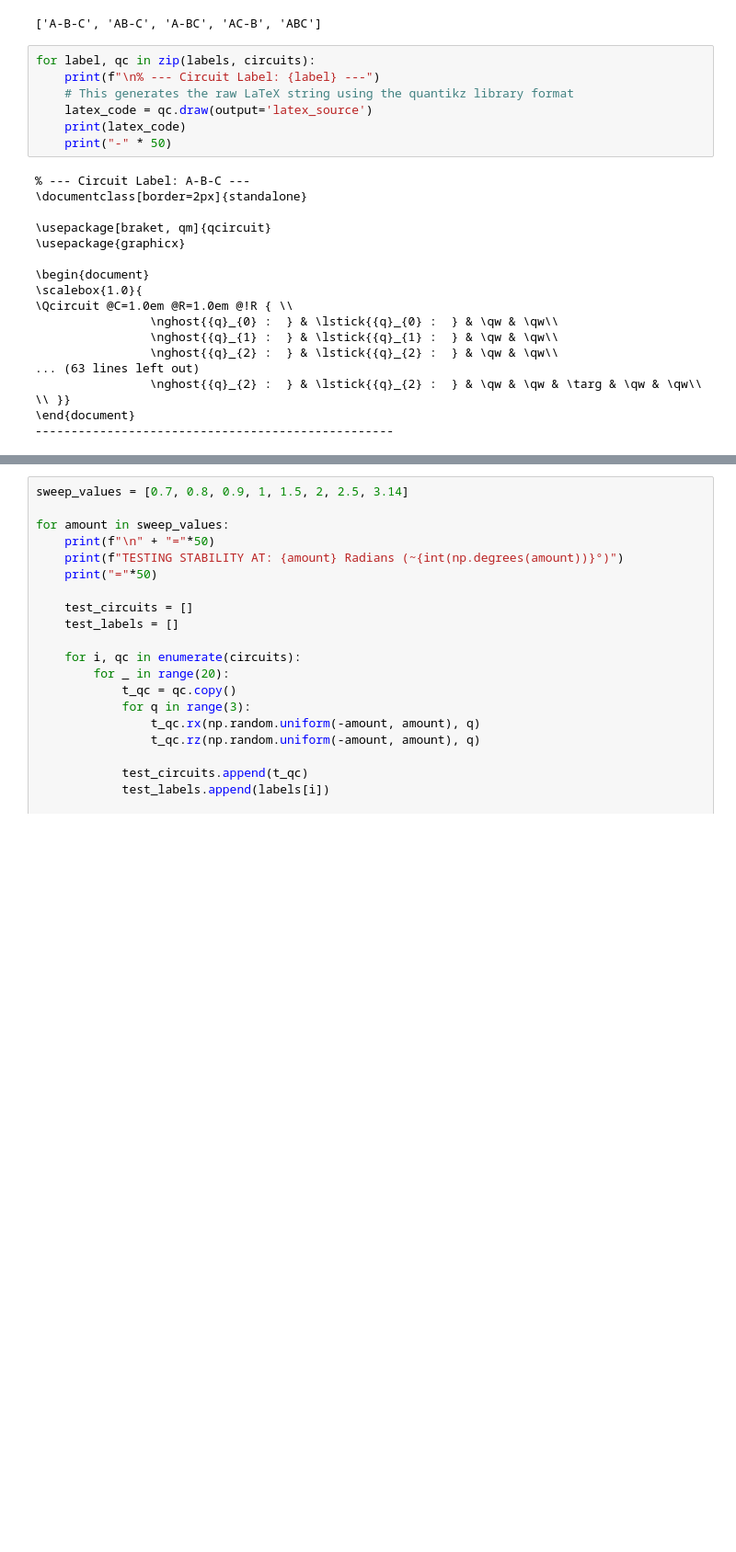
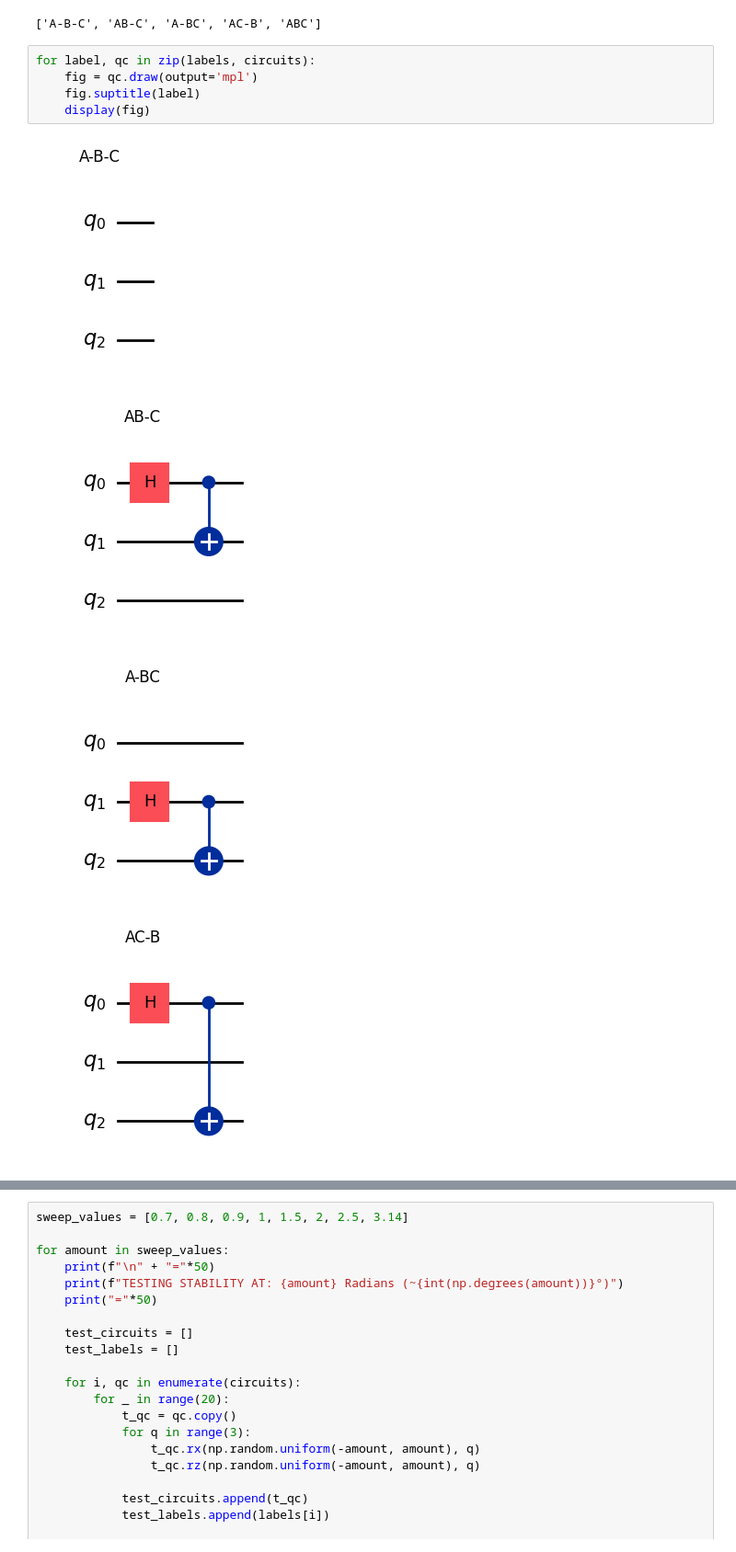
Before and after one commit to Aadipat/QuantumEngineeringProjectGroup8, a Jupyter notebook: simplest_swap_test.ipynb, the cells around one changed output, grey strips where cells are left out. Shown at 92% size. Drawn from its saved outputs; the diff is of its cells as text; blank space fills up the shorter version.

```diff
--- a/simplest_swap_test.ipynb
+++ b/simplest_swap_test.ipynb
@@ -437,26 +437,11 @@ OVERALL ACCURACY: 100.00%
 ['A-B-C', 'AB-C', 'A-BC', 'AC-B', 'ABC']
 # %%
 for label, qc in zip(labels, circuits):
-    print(f"\n% --- Circuit Label: {label} ---")
-    # This generates the raw LaTeX string using the quantikz library format
-    latex_code = qc.draw(output='latex_source')
-    print(latex_code)
-    print("-" * 50)
+    fig = qc.draw(output='mpl')
+    fig.suptitle(label)
+    display(fig)
 # %% [output]
-% --- Circuit Label: A-B-C ---
-\documentclass[border=2px]{standalone}
-
-\usepackage[braket, qm]{qcircuit}
-\usepackage{graphicx}
-
-\begin{document}
-\scalebox{1.0}{
-\Qcircuit @C=1.0em @R=1.0em @!R { \\
-                \nghost{{q}_{0} :  } & \lstick{{q}_{0} :  } & \qw & \qw\\
-                \nghost{{q}_{1} :  } & \lstick{{q}_{1} :  } & \qw & \qw\\
-                \nghost{{q}_{2} :  } & \lstick{{q}_{2} :  } & \qw & \qw\\
-... (63 lines left out)
-                \nghost{{q}_{2} :  } & \lstick{{q}_{2} :  } & \qw & \qw & \targ & \qw & \qw\\
-\\ }}
-\end{document}
---------------------------------------------------
+[figure, added]
+[figure, added]
+[figure, added]
+[figure, added]
```
Also changed, not shown: parts of 2 cells of this notebook.
